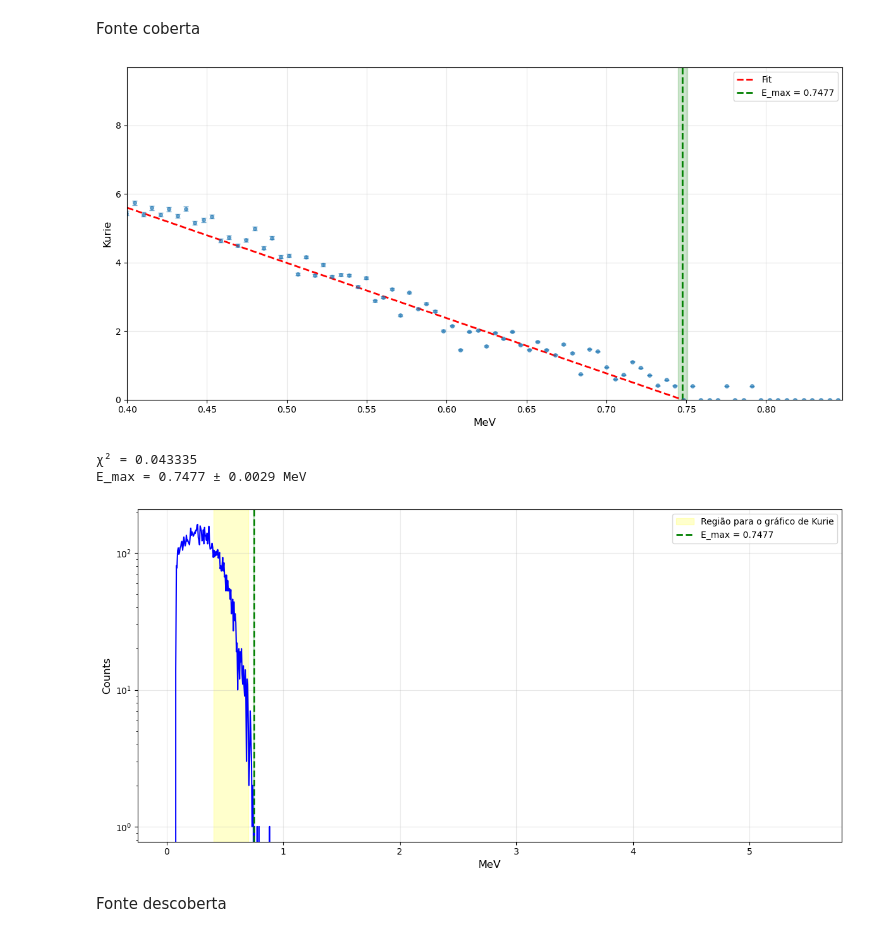
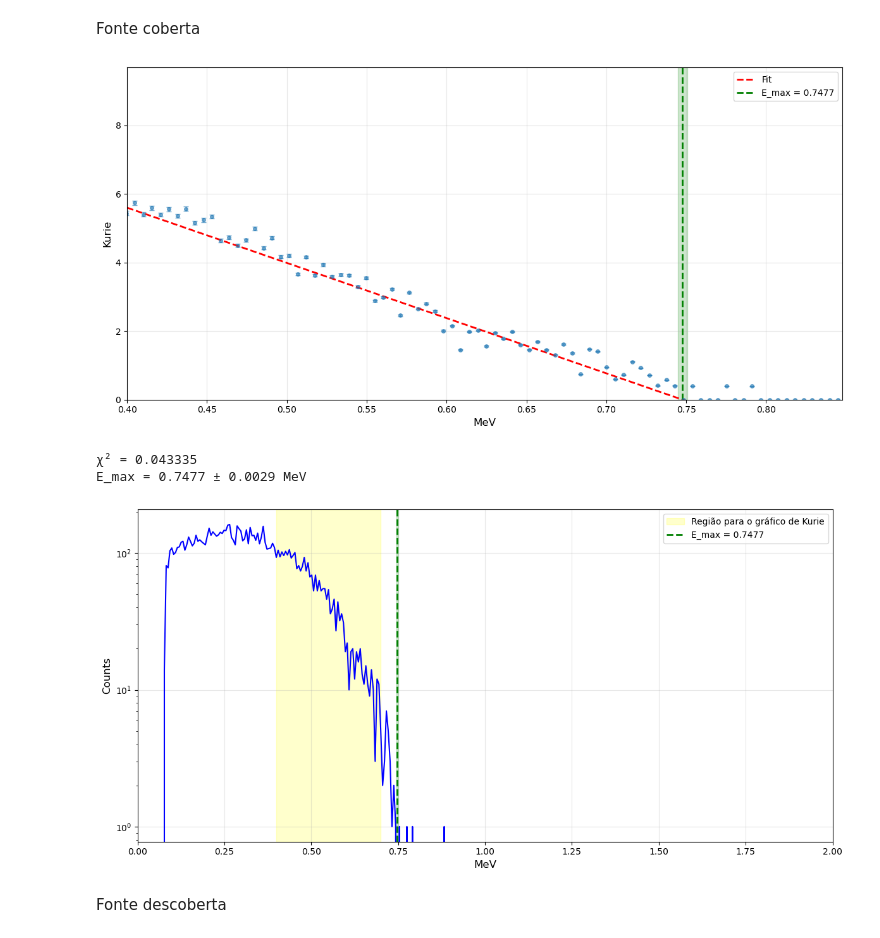
Before and after one commit to David-Amarante/LFEA, a Jupyter notebook: 01_analise_espetros.ipynb, the cells around one changed output. Drawn from its saved outputs; the diff is of its cells as text; code cells hidden in the pictures.

```diff
--- a/01_analise_espetros.ipynb
+++ b/01_analise_espetros.ipynb
@@ -143,34 +143,35 @@ ax.plot(E_kurie, linear(E_kurie, *popt), 'r--', linewidth=2, label='Fit')
 ax.axvline(energy_max_tl1, color='green', linestyle='--', linewidth=2, label=f'E_max = {energy_max_tl1:.4f}')
 ax.axvspan(energy_max_tl1 - sigma_energy_max_tl1, energy_max_tl1 + sigma_energy_max_tl1, alpha=0.2, color='green')
 ax.set_xlim(tl1_roi_min, energy_max_tl1 + 0.1)
 ax.set_ylim(bottom=0)
 ax.set_xlabel('MeV', fontsize=12)
 ax.set_ylabel('Kurie', fontsize=12)
 ax.legend()
 ax.grid(True, alpha=0.3)
 plt.tight_layout()
 plt.show()
 
 print(f"χ² = {chi2_red:.6f}")
 print(f"E_max = {energy_max_tl1:.4f} ± {sigma_energy_max_tl1:.4f} MeV")
 
 fig, ax = plt.subplots(figsize=(12, 6))
 ax.plot(energies_tl1, counts_tl1, 'b-', linewidth=1.5)
 ax.axvspan(tl1_roi_min, tl1_roi_max, alpha=0.2, color='yellow', label='Região para o gráfico de Kurie')
 ax.axvline(energy_max_tl1, color='green', linestyle='--', linewidth=2, label=f'E_max = {energy_max_tl1:.4f}')
 ax.axvspan(energy_max_tl1 - sigma_energy_max_tl1, energy_max_tl1 + sigma_energy_max_tl1, alpha=0.2, color='green')
 ax.set_yscale('log')
 ax.set_xlabel('MeV', fontsize=12)
 ax.set_ylabel('Counts', fontsize=12)
+ax.set_xlim(0,2)
 ax.legend()
 ax.grid(True, alpha=0.3)
 plt.tight_layout()
 plt.show()
 # %% [output]
 [figure]
 χ² = 0.043335
 E_max = 0.7477 ± 0.0029 MeV
-[figure, old version]
+[figure, new version]
 # %% [markdown]
 Fonte descoberta
 # %%
```
Also changed, not shown: parts of 1 cell of this notebook, 7 other files.
